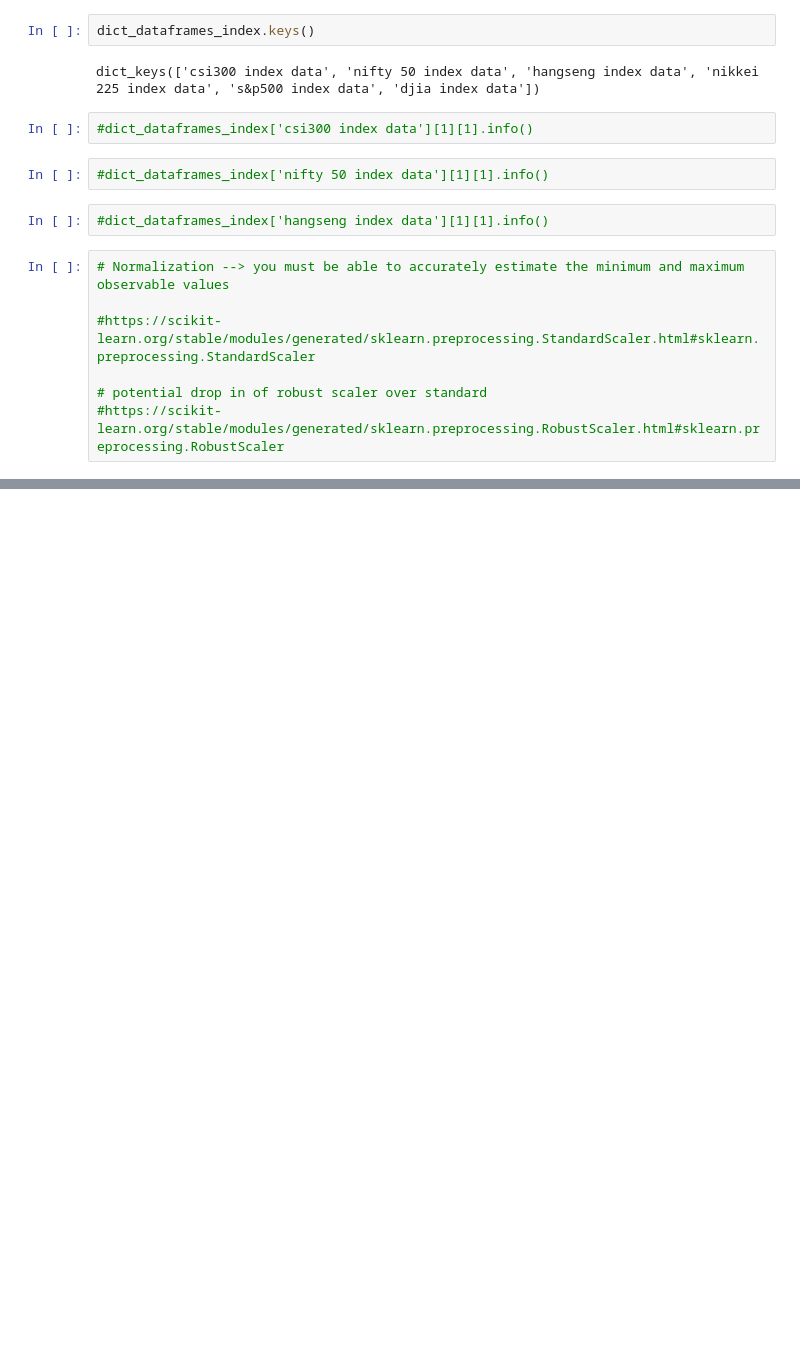
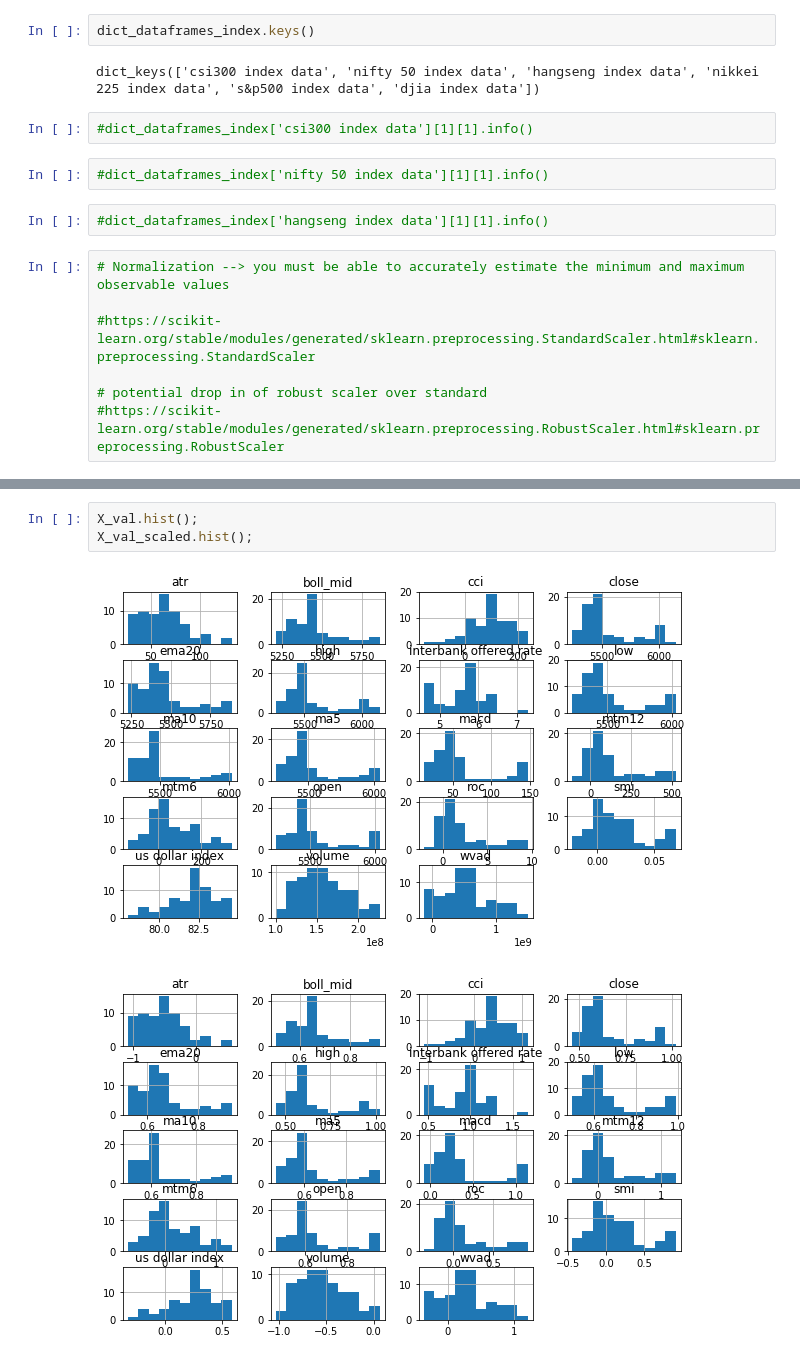
Before and after one commit to timothyyu/wsae-lstm, a Jupyter notebook: notebooks/3a scaling normalization exploration.ipynb, the cells around one changed output, grey strips where cells are left out. Cells and saved outputs as stored; diff of their text form; blank space fills up the shorter version.

```diff
--- a/notebooks/3a scaling normalization exploration.ipynb
+++ b/notebooks/3a scaling normalization exploration.ipynb
@@ -100,0 +83,6 @@ pd.DataFrame(scaler.transform(dict_dataframes_index['hangseng index data'][1][2]
+# %%
+X_val.hist();
+X_val_scaled.hist();
+# %% [output]
+[figure, added]
+[figure, added]
```
Also changed, not shown: parts of 22 cells of this notebook.
